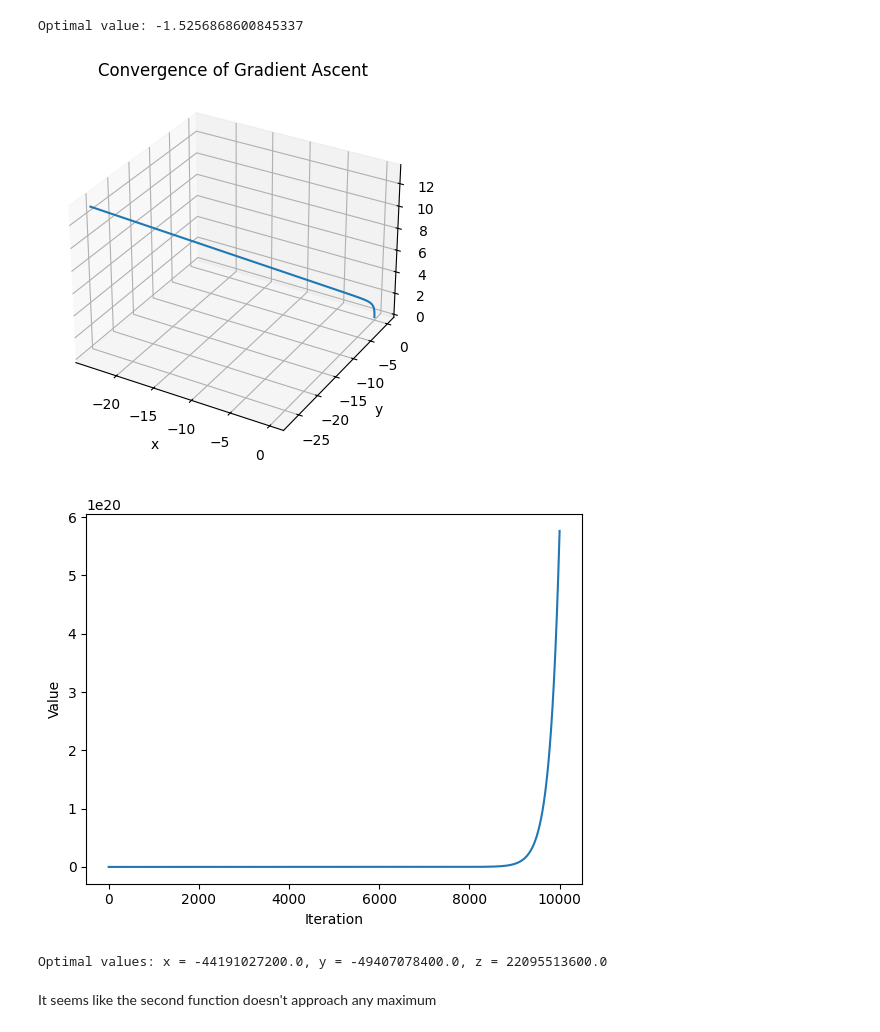
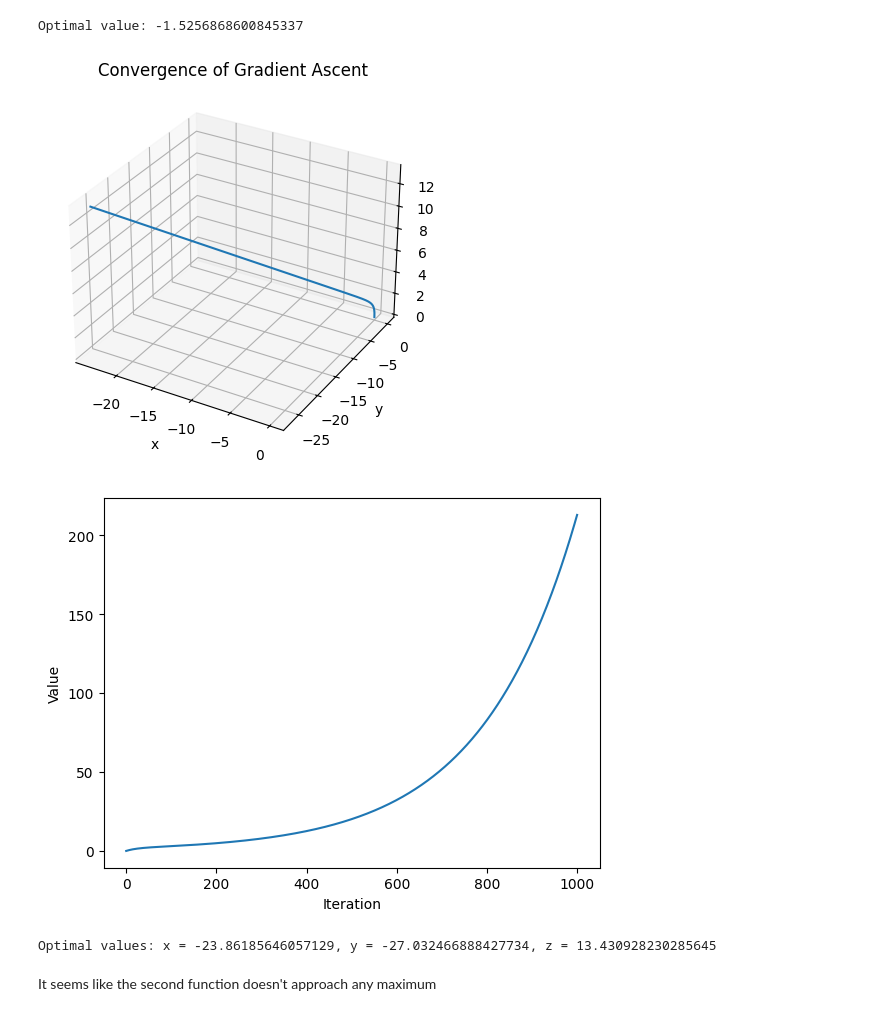
Before and after one commit to mckk12/University, a Jupyter notebook: ML/Homework2/homework_2.ipynb, the cells around one changed output. Saved outputs shown, nothing was run; the diff lists cells and outputs as text; code cells hidden in the pictures.

```diff
--- a/ML/Homework2/homework_2.ipynb
+++ b/ML/Homework2/homework_2.ipynb
@@ -45,39 +46,40 @@ print(f'Optimal value: {x.item()}')
 [figure]
 Optimal value: -1.5256868600845337
 # %%
-iter = 10000
+#1b
+iter = 1000
 learningRate = 0.01
 
 x = torch.tensor([0.0], requires_grad=True)
 y = torch.tensor([0.0], requires_grad=True)
 z = torch.tensor([0.0], requires_grad=True)
 
 conv = [[x.item()], [y.item()], [z.item()]]
 optimizer = torch.optim.SGD([x, y, z], lr=learningRate, maximize=True)
 
 for _ in range(iter):
     optimizer.zero_grad()
     loss = f2(x, y, z)
     loss.backward()
     optimizer.step()
     conv[0].append(x.item())
     conv[1].append(y.item())
     conv[2].append(z.item())
 
 limit = 1000
 plt.figure().add_subplot(111, projection='3d').plot(conv[0][:limit], conv[1][:limit], conv[2][:limit])
 plt.xlabel('x'), plt.ylabel('y')
 plt.title('Convergence of Gradient Ascent')
 plt.show()
 plt.plot(range(iter+1), [f2(conv[0][i], conv[1][i], conv[2][i]) for i in range(iter+1)])
 plt.xlabel('Iteration')
 plt.ylabel('Value')
 plt.show()
 print(f'Optimal values: x = {x.item()}, y = {y.item()}, z = {z.item()}')
 # %% [output]
 [figure]
-[figure, old version]
+[figure, new version]
-Optimal values: x = -44191027200.0, y = -49407078400.0, z = 22095513600.0
+Optimal values: x = -23.86185646057129, y = -27.032466888427734, z = 13.430928230285645
 # %% [markdown]
 It seems like the second function doesn't approach any maximum
 # %% [markdown]
```
Also changed, not shown: parts of 24 cells of this notebook, 1 other file.
